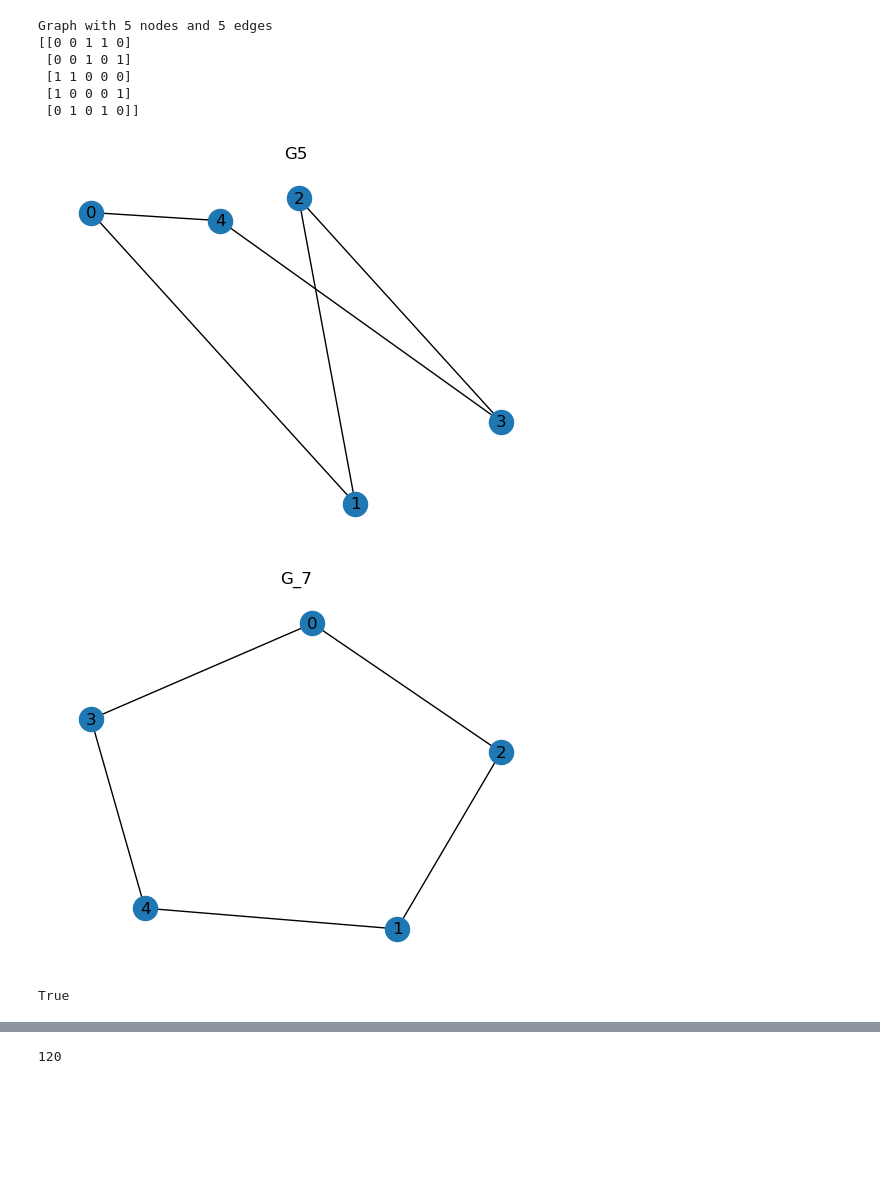
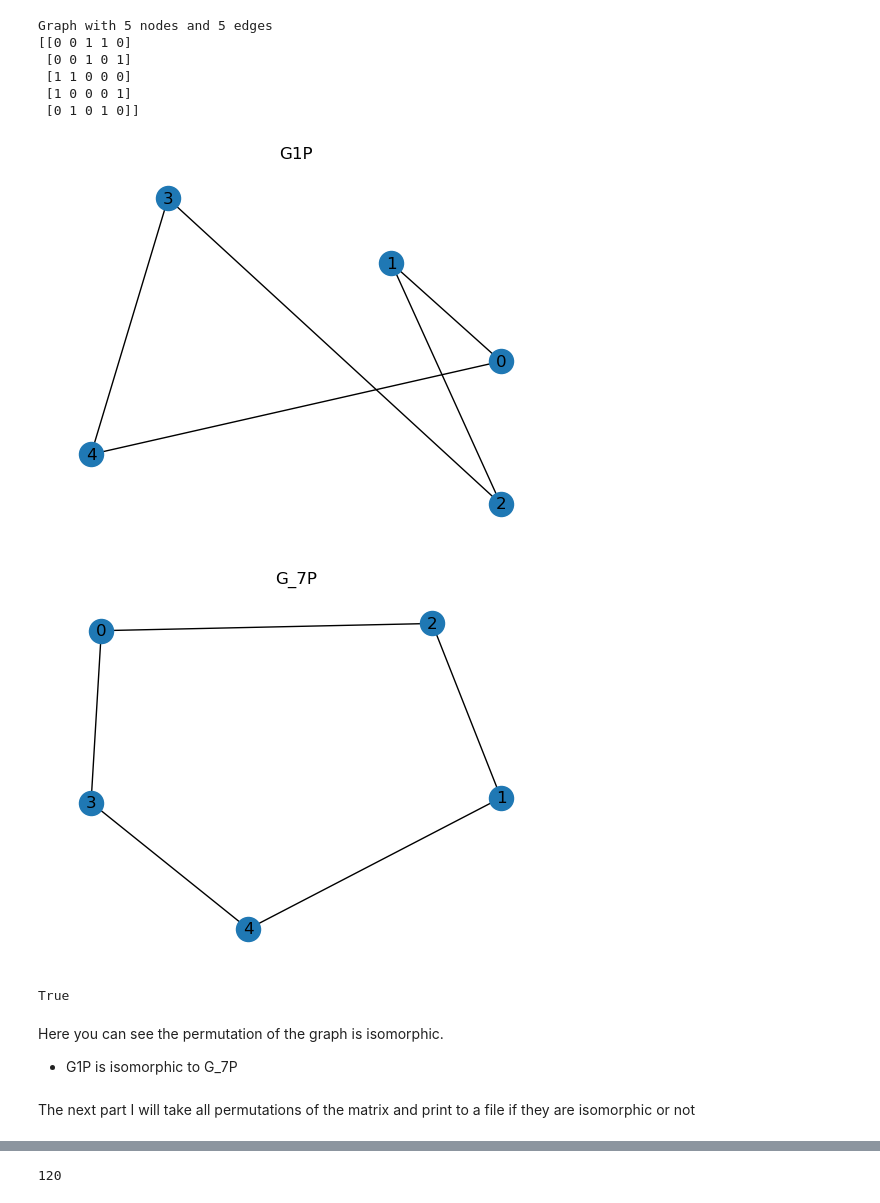
Before and after one commit to RoseDownes/Graph_Theory_Project, a Jupyter notebook: graph_isomorphism.ipynb, the cells around one changed output, grey strips where cells are left out. Cells and saved outputs as stored; diff of their text form; code cells hidden in the pictures; blank space fills up the shorter version.

```diff
--- a/graph_isomorphism.ipynb
+++ b/graph_isomorphism.ipynb
@@ -122,6 +122,6 @@ adj_matrix = np.array([[0, 1, 0, 0, 1],
                        [1, 0, 0, 1, 0]])
 
 # Create the graph from the adjacency matrix
-G5 = nx.from_numpy_array(adj_matrix)
+G1P = nx.from_numpy_array(adj_matrix)
 # %%
 # Generate all possible permutations of the node labels
@@ -157,14 +157,14 @@ Graph with 5 nodes and 5 edges
  [1 0 0 0 1]
  [0 1 0 1 0]]
 # %%
-plt.title("G5")
-nx.draw_random(G5, with_labels=True)
+plt.title("G1P")
+nx.draw_random(G1P, with_labels=True)
 # %% [output]
-[figure, old version]
+[figure, new version]
 # %%
-plt.title("G_7")
-nx.draw_spring(G_7, with_labels=True)
+plt.title("G_7P")
+nx.draw_spring(G_7P, with_labels=True)
 # %% [output]
-[figure, old version]
+[figure, new version]
 # %%
 # checking are they isomorphic
@@ -172,3 +172,8 @@ nx.is_isomorphic(G5, G_7)
 # %% [output]
 True
+# %% [markdown]
+Here you can see the permutation of the graph is isomorphic.
+- G1P is isomorphic to G_7P
+# %% [markdown]
+The next part I will take all permutations of the matrix and print to a file if they are isomorphic or not
 # %%
```
Also changed, not shown: parts of 22 cells of this notebook, 1 other file.
